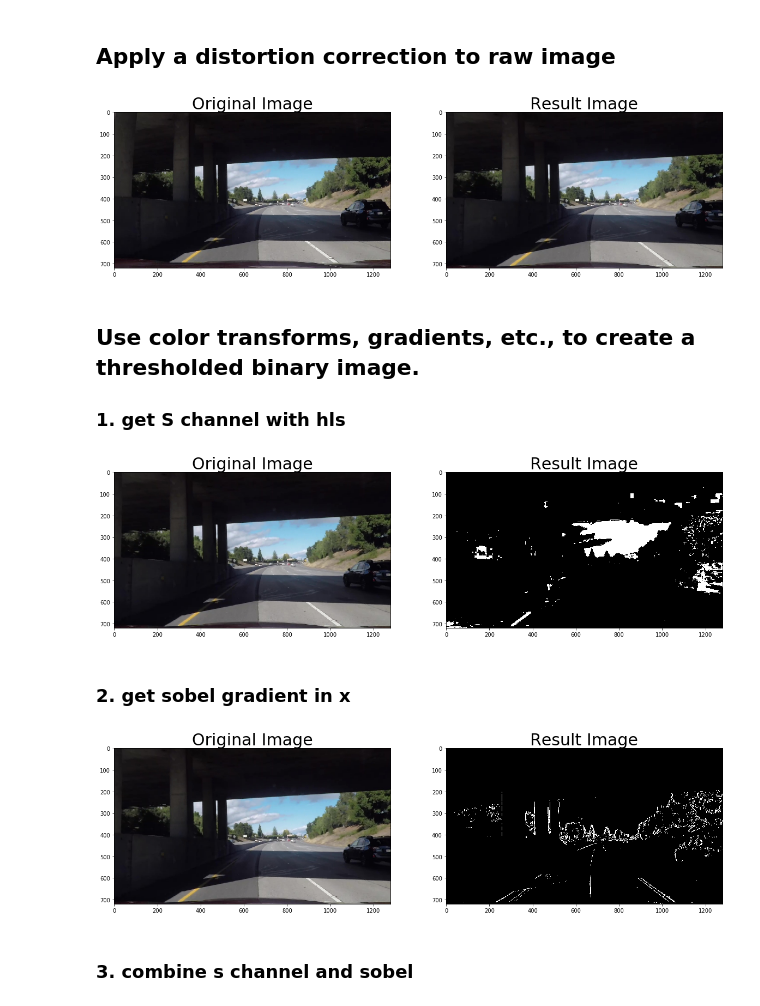
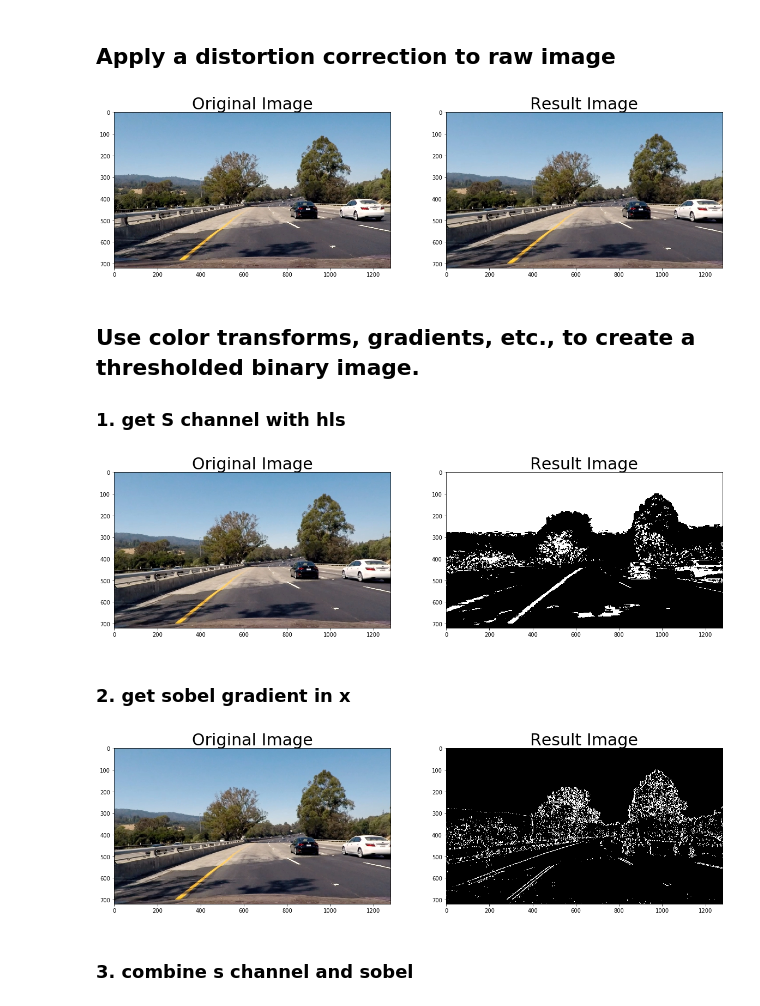
Before and after one commit to agonzale34/sdc-advanced-lane-detection, a Jupyter notebook: src/p2.ipynb, the cells around one changed output. Cells and saved outputs as stored; diff of their text form; code cells hidden in the pictures.

```diff
--- a/src/p2.ipynb
+++ b/src/p2.ipynb
@@ -40,28 +50,27 @@ settings.dist = dist
 # %% [markdown]
 ## Apply a distortion correction to raw image
 # %%
-image = mpimg.imread('../resources/test_images/test00003.jpg')
+image = mpimg.imread('../resources/test_images/test4.jpg')
 
 img_un_dist = undistort_image(image, settings.mtx, settings.dist)
 visualize_result(image, img_un_dist, show=False)
 # %% [output]
-[figure, old version]
+[figure, new version]
 # %% [markdown]
 ## Use color transforms, gradients, etc., to create a thresholded binary image.
 ### 1. get S channel with hls
 # %%
-S_CHANNEL_THRESH = (80, 255)
 img_s_binary = hls_select(img_un_dist, thresh=S_CHANNEL_THRESH)
 visualize_result(img_un_dist, img_s_binary, gray=True, show=False)
 # %% [output]
-[figure, old version]
+[figure, new version]
 # %% [markdown]
 ### 2. get sobel gradient in x
 # %%
 img_sxbinary = abs_sobel_thresh(img_un_dist, orient='x', sobel_kernel=KERNEL_SIZE, thresh=SOBEL_X_THRESH)
 visualize_result(img_un_dist, img_sxbinary, gray=True, show=False)
 # %% [output]
-[figure, old version]
+[figure, new version]
 # %% [markdown]
 ### 3. combine s channel and sobel
 # %%
```
Also changed, not shown: parts of 10 cells of this notebook, 11 other files.
